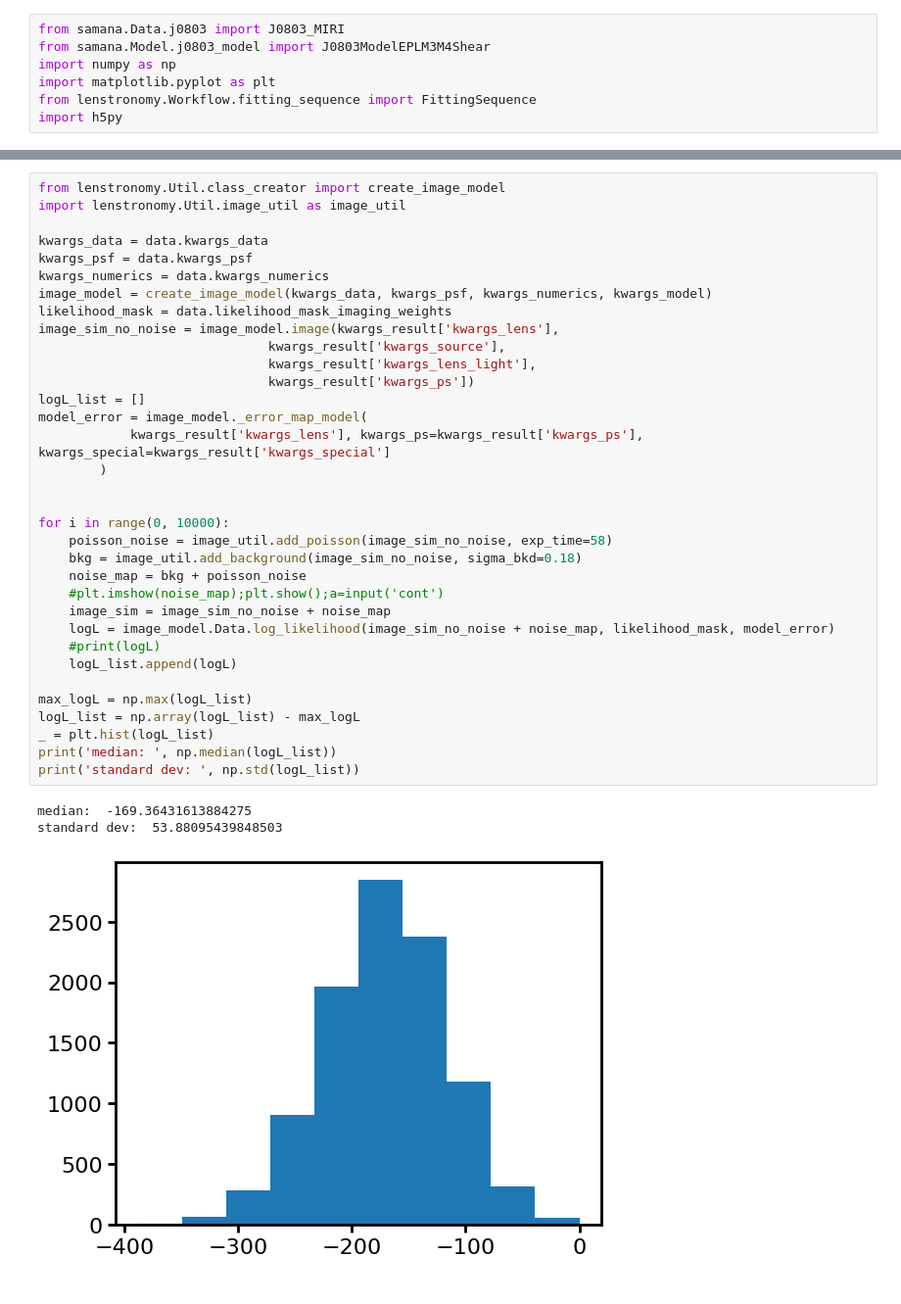
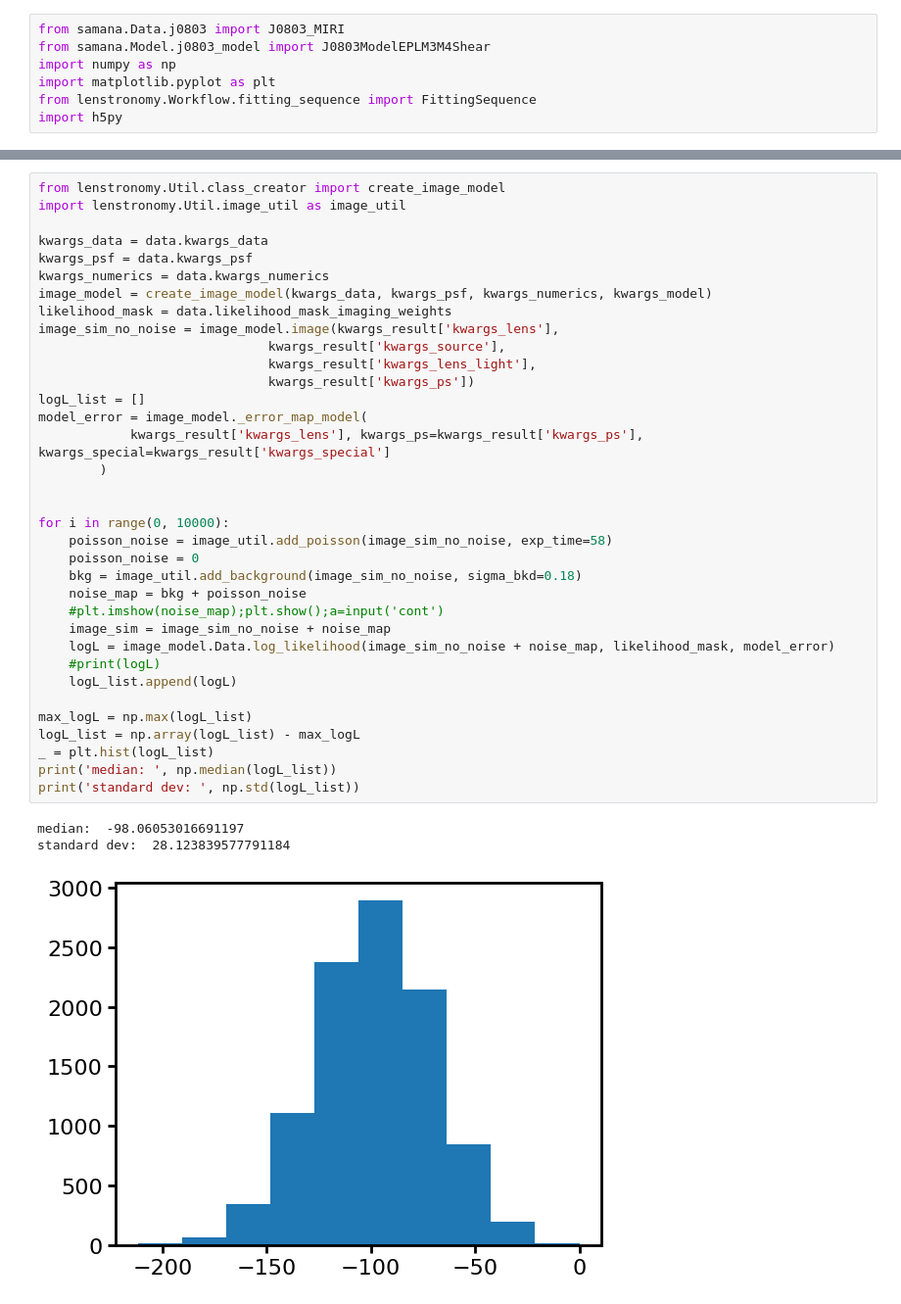
Before and after one commit to dangilman/samana, a Jupyter notebook: notebooks/baseline_lensmodels/j0803/j0803_baseline_lensmodel.ipynb, the cells around one changed output, grey strips where cells are left out. Shown at 98% size. Saved outputs shown, nothing was run; the diff lists cells and outputs as text.

```diff
--- a/notebooks/baseline_lensmodels/j0803/j0803_baseline_lensmodel.ipynb
+++ b/notebooks/baseline_lensmodels/j0803/j0803_baseline_lensmodel.ipynb
@@ -232,33 +232,34 @@ kwargs_data = data.kwargs_data
 kwargs_psf = data.kwargs_psf
 kwargs_numerics = data.kwargs_numerics
 image_model = create_image_model(kwargs_data, kwargs_psf, kwargs_numerics, kwargs_model)
 likelihood_mask = data.likelihood_mask_imaging_weights
 image_sim_no_noise = image_model.image(kwargs_result['kwargs_lens'],
                               kwargs_result['kwargs_source'],
                               kwargs_result['kwargs_lens_light'],
                               kwargs_result['kwargs_ps'])
 logL_list = []
 model_error = image_model._error_map_model(
             kwargs_result['kwargs_lens'], kwargs_ps=kwargs_result['kwargs_ps'], kwargs_special=kwargs_result['kwargs_special']
         )
 
 
 for i in range(0, 10000):
     poisson_noise = image_util.add_poisson(image_sim_no_noise, exp_time=58)
+    poisson_noise = 0
     bkg = image_util.add_background(image_sim_no_noise, sigma_bkd=0.18)
     noise_map = bkg + poisson_noise
     #plt.imshow(noise_map);plt.show();a=input('cont')
     image_sim = image_sim_no_noise + noise_map
     logL = image_model.Data.log_likelihood(image_sim_no_noise + noise_map, likelihood_mask, model_error)
     #print(logL)
     logL_list.append(logL)
 
 max_logL = np.max(logL_list)
 logL_list = np.array(logL_list) - max_logL
 _ = plt.hist(logL_list)
 print('median: ', np.median(logL_list))
 print('standard dev: ', np.std(logL_list))
 # %% [output]
-median:  -169.36431613884275
-standard dev:  53.88095439848503
+median:  -98.06053016691197
+standard dev:  28.123839577791184
-[figure, old version]
+[figure, new version]
```
Also changed, not shown: parts of 4 cells of this notebook.
